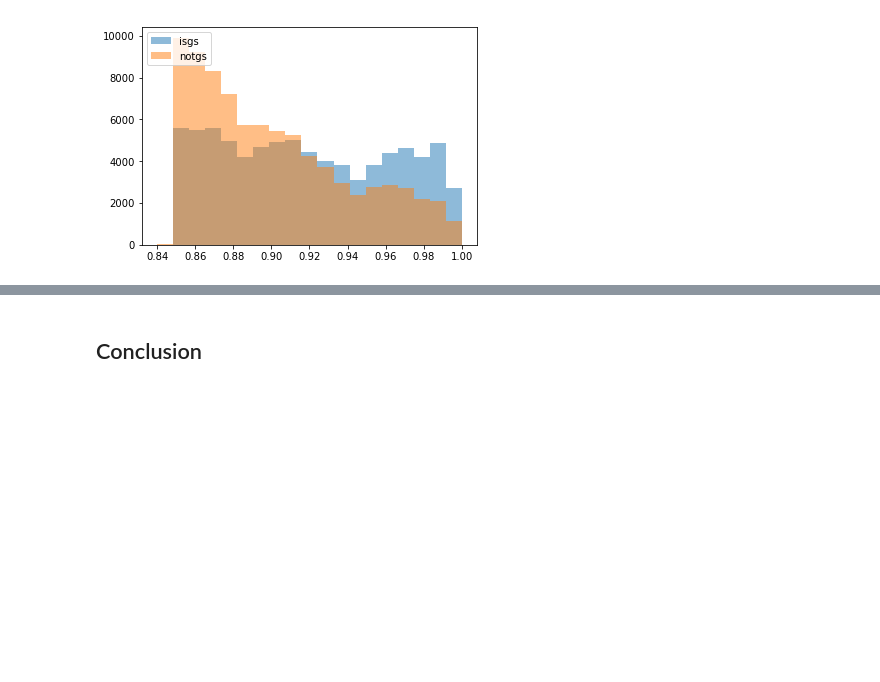
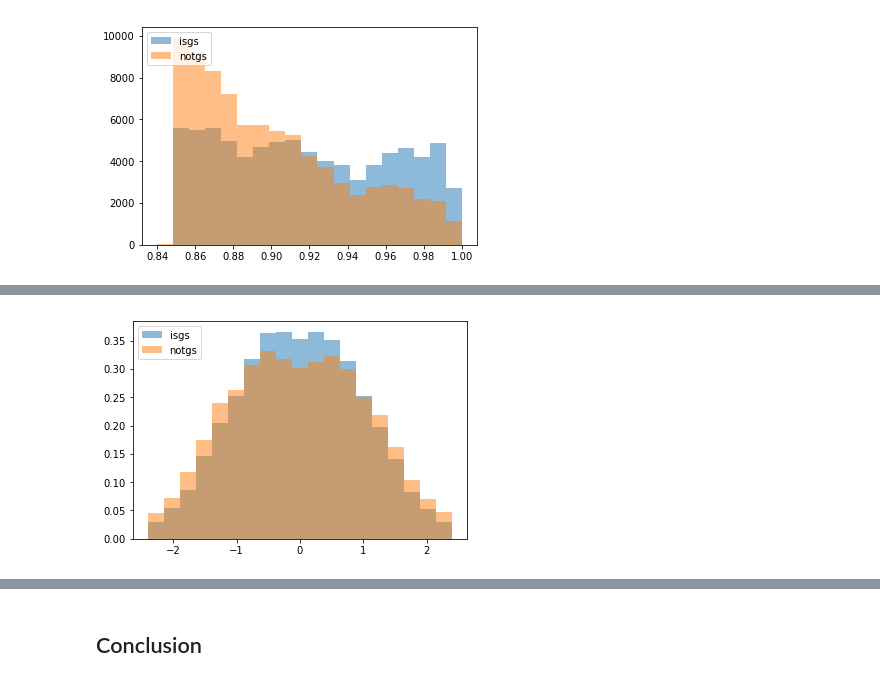
Before and after one commit to RohanBhandari/gs_classifier, a Jupyter notebook: gs_classifier.ipynb, the cells around one changed output, grey strips where cells are left out. Saved outputs shown, nothing was run; the diff lists cells and outputs as text; code cells hidden in the pictures; blank space fills up the shorter version.

```diff
--- a/gs_classifier.ipynb
+++ b/gs_classifier.ipynb
@@ -292,0 +301,8 @@ plt.show()
+# %%
+bins = np.linspace(-2.4,2.4,20)
+plt.hist(df[df.isgs==1].jet2_eta, bins, alpha=0.5, label='isgs', normed=True)
+plt.hist(df[df.isgs==0].jet2_eta, bins, alpha=0.5, label='notgs', normed=True)
+plt.legend(loc='upper left')
+plt.show()
+# %% [output]
+[figure, added]
```
Also changed, not shown: parts of 3 cells of this notebook, 2 other files.
